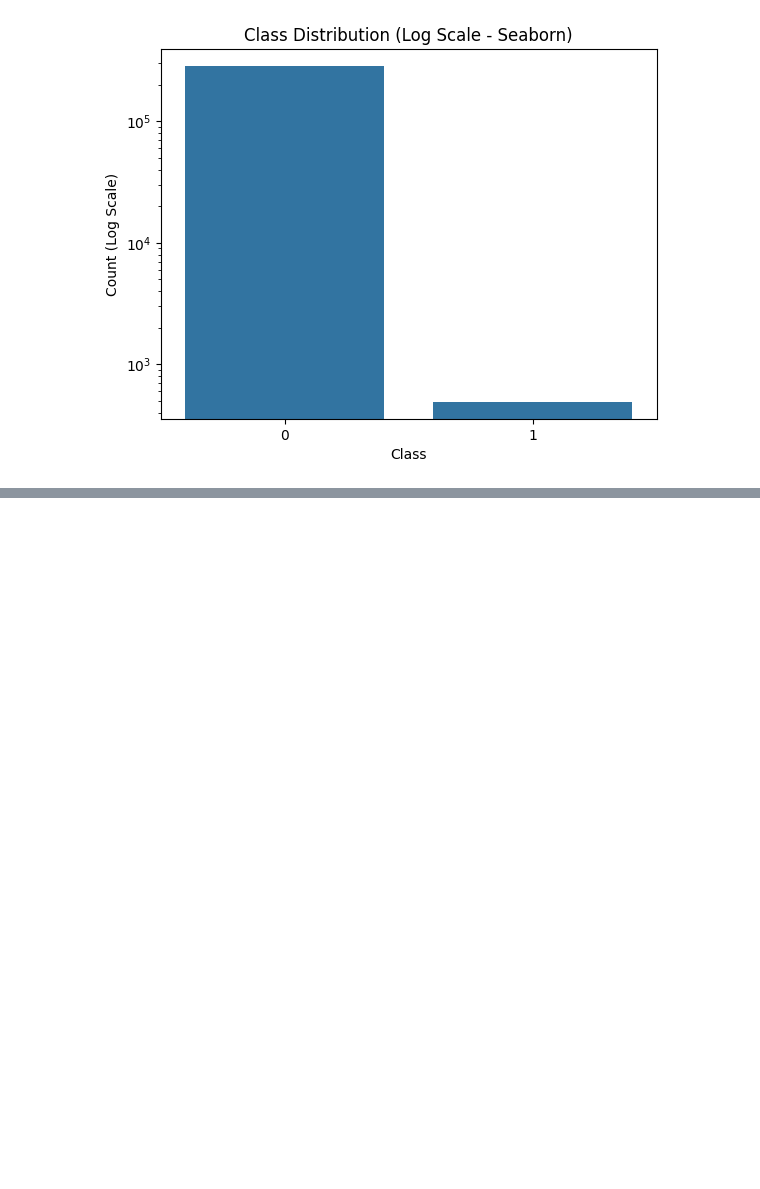
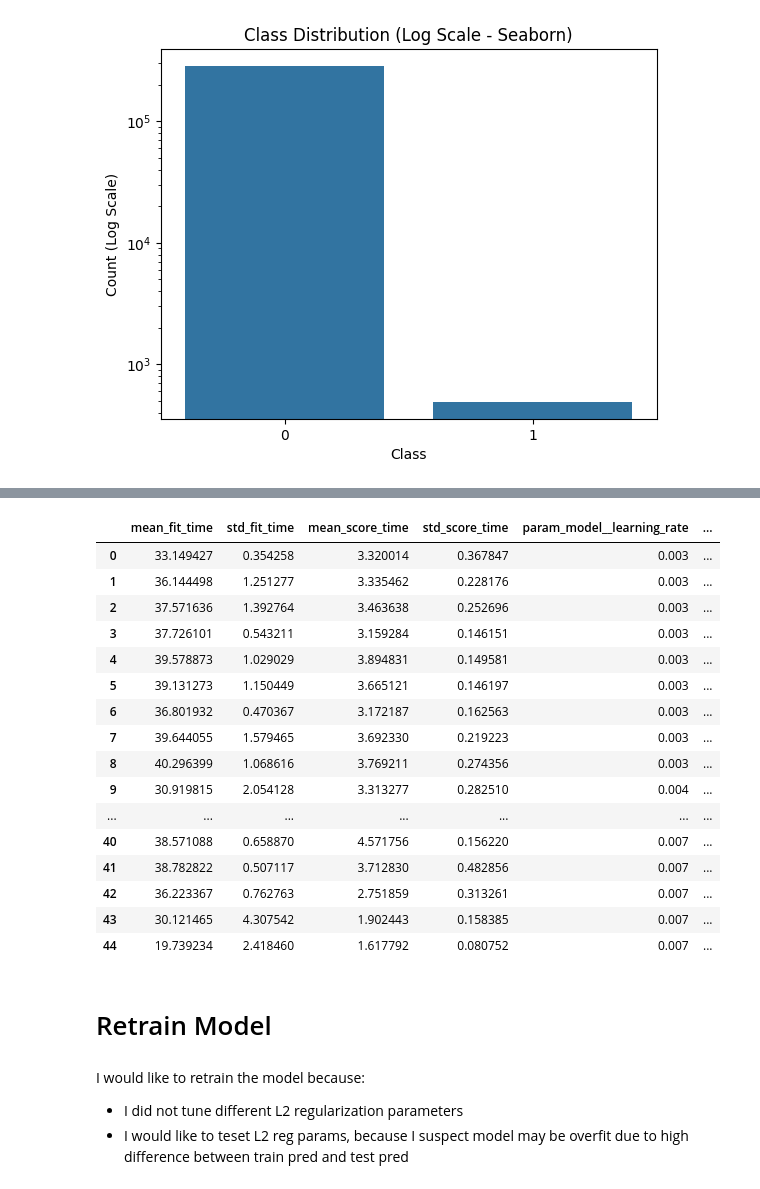
Before and after one commit to dpons222/Portfolio, a Jupyter notebook: Credit-Card-Fraud-Detection/credit_card_fraud_detection.ipynb, the cells around one changed output, grey strips where cells are left out. Drawn from its saved outputs; the diff is of its cells as text; code cells hidden in the pictures; blank space fills up the shorter version.

Commit message:
completed 3 different histgradientboostingclassifi er fits with different parameterts. all got the same scores

```diff
--- a/Credit-Card-Fraud-Detection/credit_card_fraud_detection.ipynb
+++ b/Credit-Card-Fraud-Detection/credit_card_fraud_detection.ipynb
@@ -25,9 +25,9 @@ It contains only numerical input variables which are the result of a PCA transfo
 # EDA
 # %%
 df = pd.read_csv('creditcard.csv')
-X = df[df.columns[0:-2]]
+X = df[df.columns[0:-1]]
 y = df['Class']
-df.head()
+X.head()
 # %% [output]
 |  | Time | V1 | V2 | V3 | V4 | V5 | V6 | V7 | V8 | V9 | V10 | ... |
 | 0 | 0.0 | -1.359807 | -0.072781 | 2.536347 | 1.378155 | -0.338321 | 0.462388 | 0.239599 | 0.098698 | 0.363787 | 0.090794 | ... |
@@ -62,11 +95,20 @@ rng = np.random.RandomState(0) #reproducible tests
 #split data
 X_train, X_test, y_train, y_test = train_test_split(X, y, test_size=.20, random_state=rng, stratify=y)
 
-#create estimator
-cv = RepeatedStratifiedKFold(n_splits=5, n_repeats=10)
-rf = RFECV(RandomForestClassifier(n_jobs=-1),cv=cv,n_jobs=-1)
+#create cross val
+cv = StratifiedKFold(n_splits=5)
 
 #create pipe
-pipeline = make_pipeline(StandardScaler(),
-                         rf)
-pipeline.fit(X_train, y_train)
+hist_pipeline = Pipeline([('scaler', StandardScaler()),
+                         ('model', HistGradientBoostingClassifier(n_iter_no_change=10, random_state=rng))])
+
+#params
+max_iter = [375, 412, 430]
+learning_rate = np.linspace(0.003, 0.007, num=5).tolist()
+max_depth = [5, 6, 7]
+param_grid = {'model__learning_rate':learning_rate,
+               'model__max_iter':max_iter,
+               'model__max_depth': max_depth}
+
+hist_grid = GridSearchCV(estimator=hist_pipeline,param_grid=param_grid,cv=cv, scoring='f1', refit=True, n_jobs=-1)
+hist_grid.fit(X_train, y_train)
@@ -74,0 +176,26 @@ pipeline.fit(X_train, y_train)
+# %%
+pd.DataFrame(hist_grid.cv_results_)
+# %% [output]
+|  | mean_fit_time | std_fit_time | mean_score_time | std_score_time | param_model__learning_rate | ... |
+| 0 | 33.149427 | 0.354258 | 3.320014 | 0.367847 | 0.003 | ... |
+| 1 | 36.144498 | 1.251277 | 3.335462 | 0.228176 | 0.003 | ... |
+| 2 | 37.571636 | 1.392764 | 3.463638 | 0.252696 | 0.003 | ... |
+| 3 | 37.726101 | 0.543211 | 3.159284 | 0.146151 | 0.003 | ... |
+| 4 | 39.578873 | 1.029029 | 3.894831 | 0.149581 | 0.003 | ... |
+| 5 | 39.131273 | 1.150449 | 3.665121 | 0.146197 | 0.003 | ... |
+| 6 | 36.801932 | 0.470367 | 3.172187 | 0.162563 | 0.003 | ... |
+| 7 | 39.644055 | 1.579465 | 3.692330 | 0.219223 | 0.003 | ... |
+| 8 | 40.296399 | 1.068616 | 3.769211 | 0.274356 | 0.003 | ... |
+| 9 | 30.919815 | 2.054128 | 3.313277 | 0.282510 | 0.004 | ... |
+| ... | ... | ... | ... | ... | ... | ... |
+| 40 | 38.571088 | 0.658870 | 4.571756 | 0.156220 | 0.007 | ... |
+| 41 | 38.782822 | 0.507117 | 3.712830 | 0.482856 | 0.007 | ... |
+| 42 | 36.223367 | 0.762763 | 2.751859 | 0.313261 | 0.007 | ... |
+| 43 | 30.121465 | 4.307542 | 1.902443 | 0.158385 | 0.007 | ... |
+| 44 | 19.739234 | 2.418460 | 1.617792 | 0.080752 | 0.007 | ... |
+# %% [markdown]
+# Retrain Model
+# %% [markdown]
+I would like to retrain the model because:
+- I did not tune different L2 regularization parameters
+- I would like to teset L2 reg params, because I suspect model may be overfit due to high difference between train pred and test pred
```
Also changed, not shown: parts of 25 cells of this notebook.
